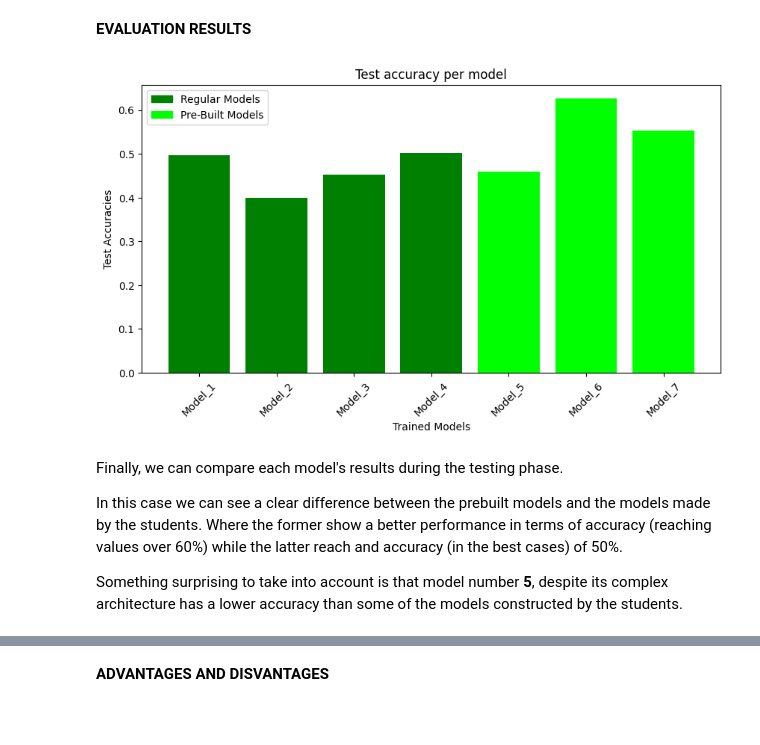
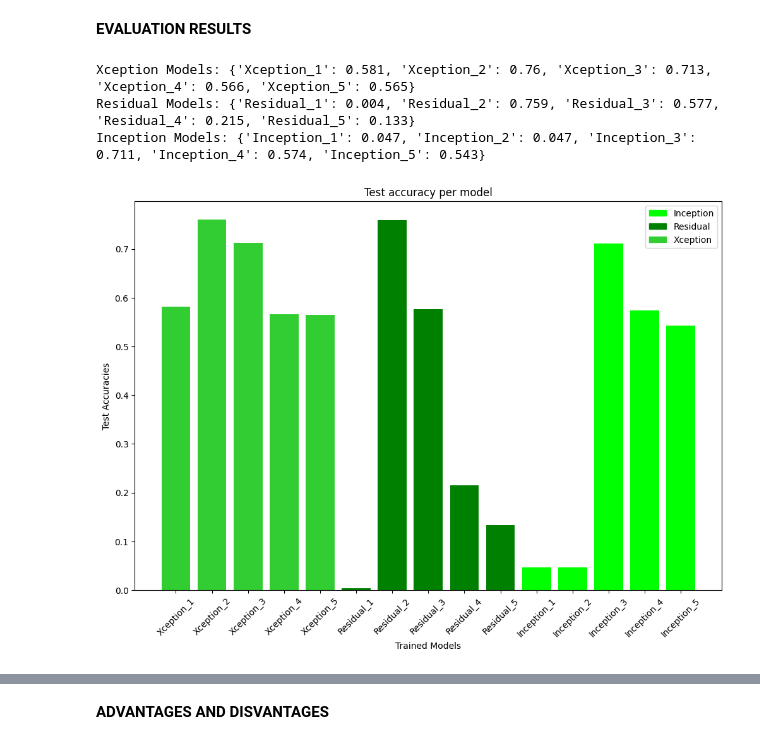
Before and after one commit to rubitopato/DL, a Jupyter notebook: comparison.ipynb, the cells around one changed output, grey strips where cells are left out. Cells and saved outputs as stored; diff of their text form; code cells hidden in the pictures; blank space fills up the shorter version.

```diff
--- a/comparison.ipynb
+++ b/comparison.ipynb
@@ -108,3 +119,33 @@ This is reinforced also by the Validation loss graph, where model number **5** p
 ---
 # %% [markdown]
 **EVALUATION RESULTS**
+# %%
+test_accuracies = {
+    "Xception_1": 0.581,
+    "Xception_2": 0.760,
+    "Xception_3": 0.713,
+    "Xception_4": 0.566,
+    "Xception_5": 0.565,
+    "Residual_1": 0.004,
+    "Residual_2": 0.759,
+    "Residual_3": 0.577,
+    "Residual_4": 0.215,
+    "Residual_5": 0.133,
+    "Inception_1": 0.047,
+    "Inception_2": 0.047,
+    "Inception_3": 0.711,
+    "Inception_4": 0.574,
+    "Inception_5": 0.543
+}
+# %%
+xception = {k: v for k, v in test_accuracies.items() if k.startswith("Xception")}
+residual = {k: v for k, v in test_accuracies.items() if k.startswith("Residual")}
+inception = {k: v for k, v in test_accuracies.items() if k.startswith("Inception")}
+
+print("Xception Models:", xception)
+print("Residual Models:", residual)
+print("Inception Models:", inception)
+# %% [output]
+Xception Models: {'Xception_1': 0.581, 'Xception_2': 0.76, 'Xception_3': 0.713, 'Xception_4': 0.566, 'Xception_5': 0.565}
+Residual Models: {'Residual_1': 0.004, 'Residual_2': 0.759, 'Residual_3': 0.577, 'Residual_4': 0.215, 'Residual_5': 0.133}
+Inception Models: {'Inception_1': 0.047, 'Inception_2': 0.047, 'Inception_3': 0.711, 'Inception_4': 0.574, 'Inception_5': 0.543}
@@ -111,37 +154,21 @@ This is reinforced also by the Validation loss graph, where model number **5** p
 # %%
-test_accuracies = {
-    "Model_1": 0.497,
-    "Model_2": 0.400,
-    "Model_3": 0.453,
-    "Model_4": 0.502,
-    "Model_5": 0.459,
-    "Model_6": 0.626,
-    "Model_7": 0.553,
-}
-colors = ['green'] * (len(models) - 3) + ['lime'] * 3
+colors = ['limegreen'] * 5 + ['green'] * 5 + ['lime'] * 5
 
 # Bar plot
-plt.figure(figsize=(10, 5))
+plt.figure(figsize=(12, 8))
 plt.bar(test_accuracies.keys(), test_accuracies.values(), color=colors)
 plt.xlabel("Trained Models")
 plt.ylabel("Test Accuracies")
 plt.xticks(rotation=45)
 plt.title("Test accuracy per model")
 
-# Legend
 legend_text = [
-    mpatches.Patch(color='green', label='Regular Models'),
-    mpatches.Patch(color='lime', label='Pre-Built Models')
+    mpatches.Patch(color='lime', label='Inception'),
+    mpatches.Patch(color='green', label='Residual'),
+    mpatches.Patch(color='limegreen', label='Xception')
 ]
 plt.legend(handles=legend_text)
 
-# Show
 plt.show()
 # %% [output]
-[figure, old version]
+[figure, new version]
-# %% [markdown]
-Finally, we can compare each model's results during the testing phase.
-
-In this case we can see a clear difference between the prebuilt models and the models made by the students. Where the former show a better performance in terms of accuracy (reaching values over 60%) while the latter reach and accuracy (in the best cases) of 50%.
-
-Something surprising to take into account is that model number **5**, despite its complex architecture has a lower accuracy than some of the models constructed by the students.
```
Also changed, not shown: parts of 27 cells of this notebook, 22 other files.
